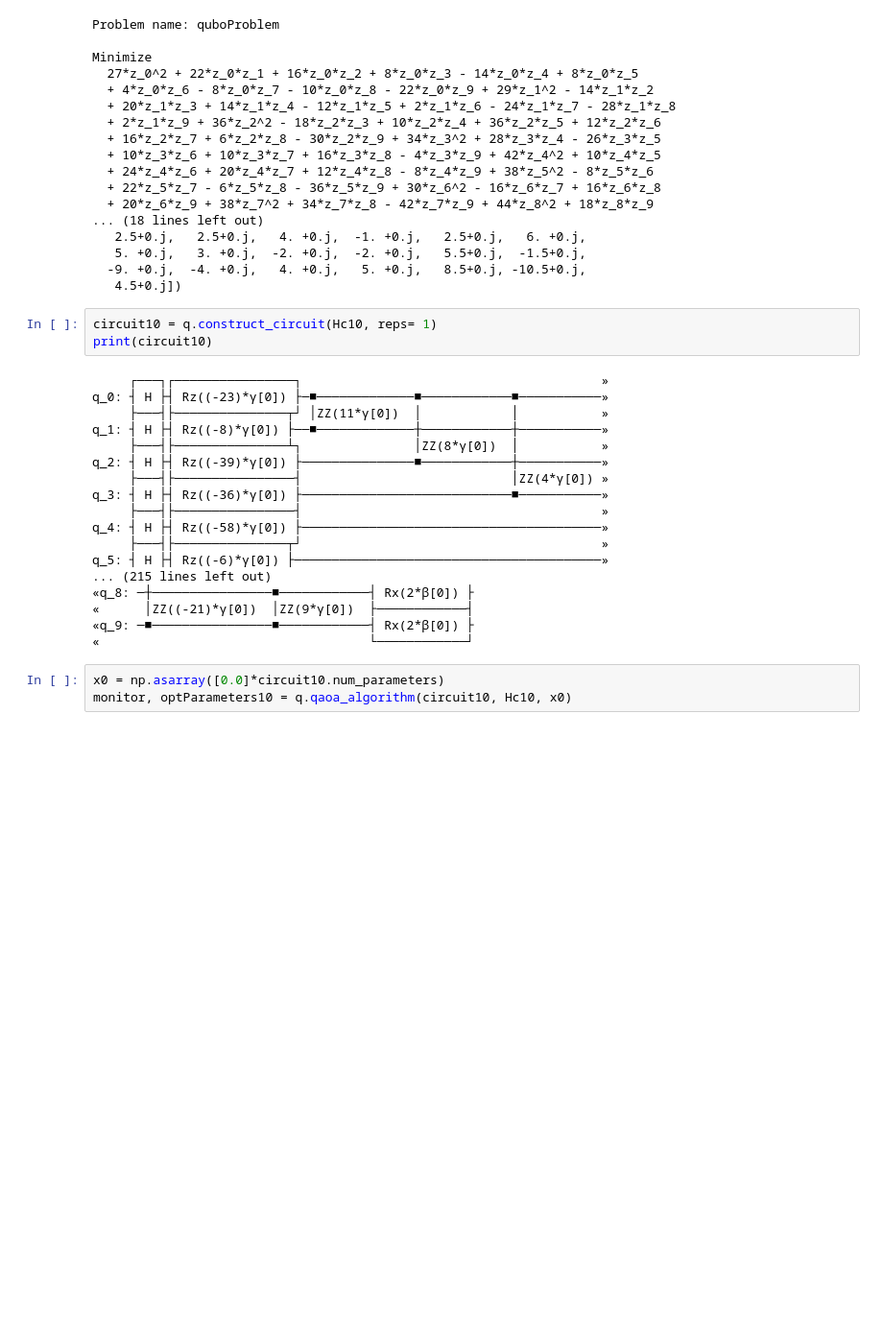
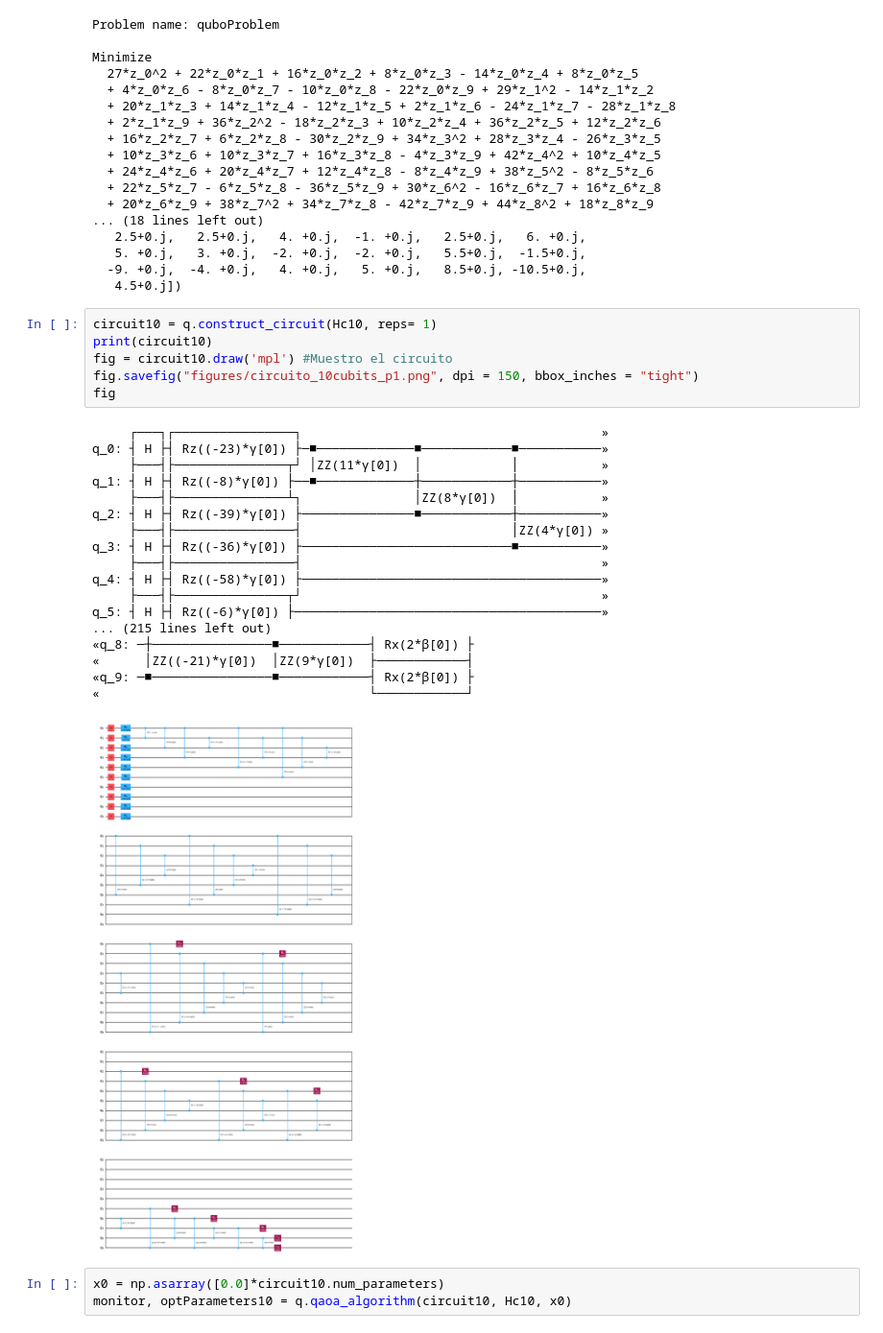
Before and after one commit to zhengzhu14/TFG_GII, a Jupyter notebook: P2_casos_simples/10QubitCase.ipynb, the cells around one changed output. Shown at 96% size. Cells and saved outputs as stored; diff of their text form; blank space fills up the shorter version.

```diff
--- a/P2_casos_simples/10QubitCase.ipynb
+++ b/P2_casos_simples/10QubitCase.ipynb
@@ -354,24 +351,28 @@ Minimize
 # %%
 circuit10 = q.construct_circuit(Hc10, reps= 1)
 print(circuit10)
+fig = circuit10.draw('mpl') #Muestro el circuito
+fig.savefig("figures/circuito_10cubits_p1.png", dpi = 150, bbox_inches = "tight")
+fig
 # %% [output]
      ┌───┐┌────────────────┐                                        »
 q_0: ┤ H ├┤ Rz((-23)*γ[0]) ├─■─────────────■────────────■───────────»
      ├───┤├───────────────┬┘ │ZZ(11*γ[0])  │            │           »
 q_1: ┤ H ├┤ Rz((-8)*γ[0]) ├──■─────────────┼────────────┼───────────»
      ├───┤├───────────────┴┐               │ZZ(8*γ[0])  │           »
 q_2: ┤ H ├┤ Rz((-39)*γ[0]) ├───────────────■────────────┼───────────»
      ├───┤├────────────────┤                            │ZZ(4*γ[0]) »
 q_3: ┤ H ├┤ Rz((-36)*γ[0]) ├────────────────────────────■───────────»
      ├───┤├────────────────┤                                        »
 q_4: ┤ H ├┤ Rz((-58)*γ[0]) ├────────────────────────────────────────»
      ├───┤├───────────────┬┘                                        »
 q_5: ┤ H ├┤ Rz((-6)*γ[0]) ├─────────────────────────────────────────»
 ... (215 lines left out)
 «q_8: ─┼────────────────■────────────┤ Rx(2*β[0]) ├
 «      │ZZ((-21)*γ[0])  │ZZ(9*γ[0])  ├────────────┤
 «q_9: ─■────────────────■────────────┤ Rx(2*β[0]) ├
 «                                    └────────────┘
+[figure, added]
 # %%
 x0 = np.asarray([0.0]*circuit10.num_parameters)
 monitor, optParameters10 = q.qaoa_algorithm(circuit10, Hc10, x0)
```
Also changed, not shown: parts of 7 cells of this notebook, 25 other files.
